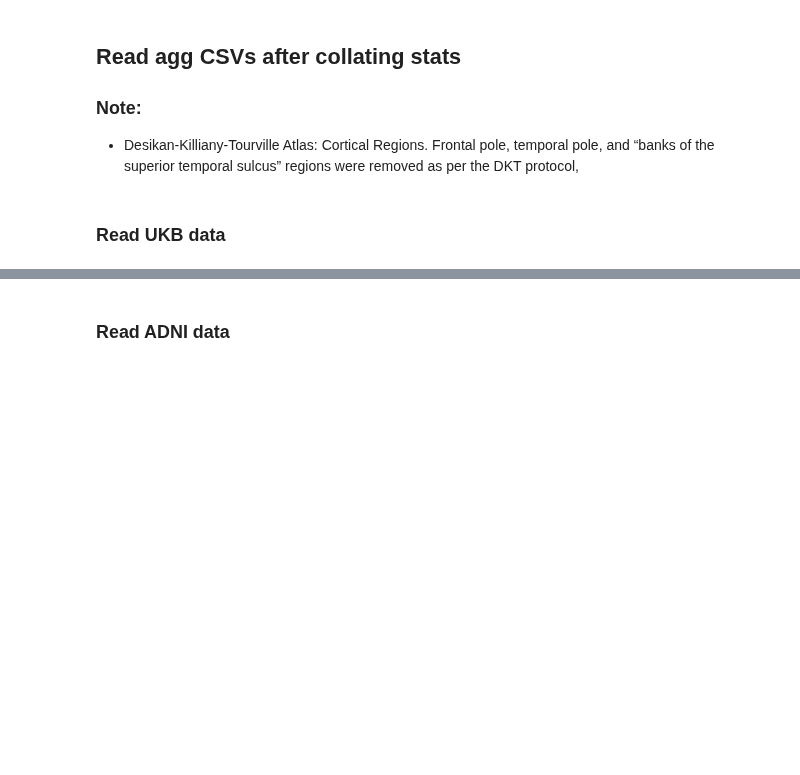
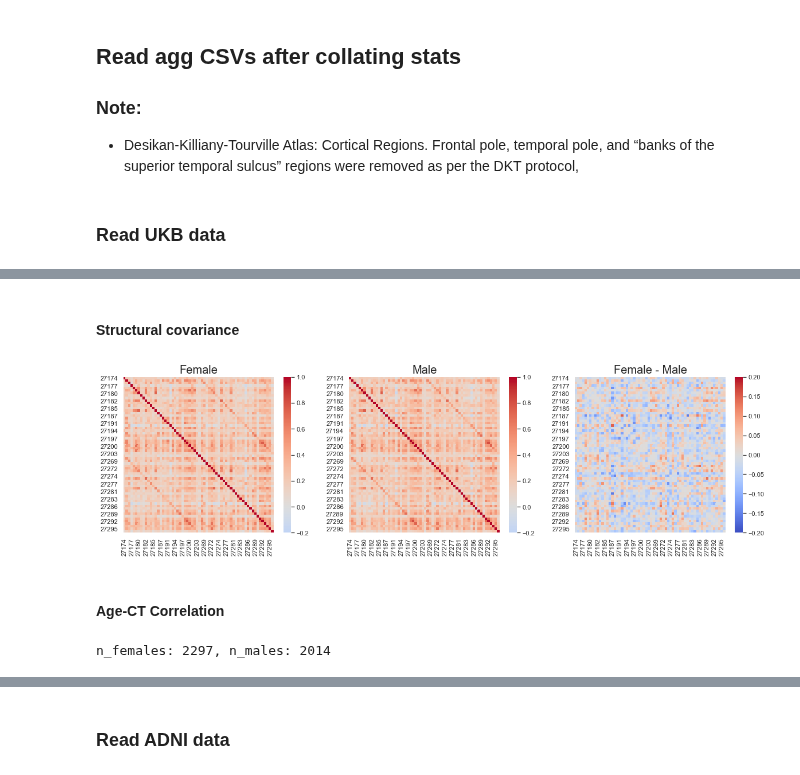
Before and after one commit to nikhil153/brain-diff, a Jupyter notebook: notebooks/9_freesurfer_stats.ipynb, the cells around one changed output, grey strips where cells are left out. Cells and saved outputs as stored; diff of their text form; code cells hidden in the pictures; blank space fills up the shorter version.

```diff
--- a/notebooks/9_freesurfer_stats.ipynb
+++ b/notebooks/9_freesurfer_stats.ipynb
@@ -106,0 +98,51 @@ with sns.axes_style("whitegrid"):
+# %% [markdown]
+#### Structural covariance
+# %%
+female_CT_diff_df = CT_diff_df[CT_diff_df["sex"]==0][DKT_fields_sorted]
+male_CT_diff_df = CT_diff_df[CT_diff_df["sex"]==1][DKT_fields_sorted]
+
+female_CT_diff_covar = female_CT_diff_df.corr()
+male_CT_diff_covar = male_CT_diff_df.corr()
+
+female_male_covar_diff = female_CT_diff_covar - male_CT_diff_covar
+
+sns.set(font_scale=1)
+palette = "coolwarm"
+with sns.axes_style("whitegrid"):
+    fig,axes=plt.subplots(nrows=1,ncols=3,figsize=(20,5))
+    ax=axes[0]
+    g = sns.heatmap(female_CT_diff_covar,ax=ax,vmin=-0.2, vmax=1, center=0,cmap=palette)
+    ax.set_title("Female", fontsize=20)
+    ax=axes[1]
+    g = sns.heatmap(male_CT_diff_covar,ax=ax,vmin=-0.2, vmax=1, center=0,cmap=palette)
+    ax.set_title("Male", fontsize=20)
+
+    ax=axes[2]
+    g = sns.heatmap(female_male_covar_diff,ax=ax,vmin=-0.2, vmax=0.2, center=0,cmap=palette)
+    ax.set_title("Female - Male", fontsize=20)
+# %% [output]
+[figure, added]
+# %% [markdown]
+#### Age-CT Correlation
+# %%
+age_CT_corr_df = CT_diff_df.copy()
+age_CT_corr_df =age_CT_corr_df.dropna(axis=0, how="any")
+
+female_ages = age_CT_corr_df[age_CT_corr_df["sex"]==0]["age_at_ses2"]
+male_ages = age_CT_corr_df[age_CT_corr_df["sex"]==1]["age_at_ses2"]
+
+print(f"n_females: {len(female_ages)}, n_males: {len(male_ages)}")
+ages = {0: female_ages, 1: male_ages}
+
+corr_list = []
+
+for roi in DKT_fields_sorted:
+    for sex in [0,1]:
+        ct_diff = age_CT_corr_df[age_CT_corr_df["sex"]==sex][roi]
+        r, pval = scipy.stats.pearsonr(ages[sex], ct_diff)
+        corr_list.append((roi,sex,r,pval))
+
+corr_df = pd.DataFrame()
+corr_df[["ROI","sex","r","pval"]] = corr_list
+# %% [output]
+n_females: 2297, n_males: 2014
```
Also changed, not shown: parts of 24 cells of this notebook, 2 other files.
